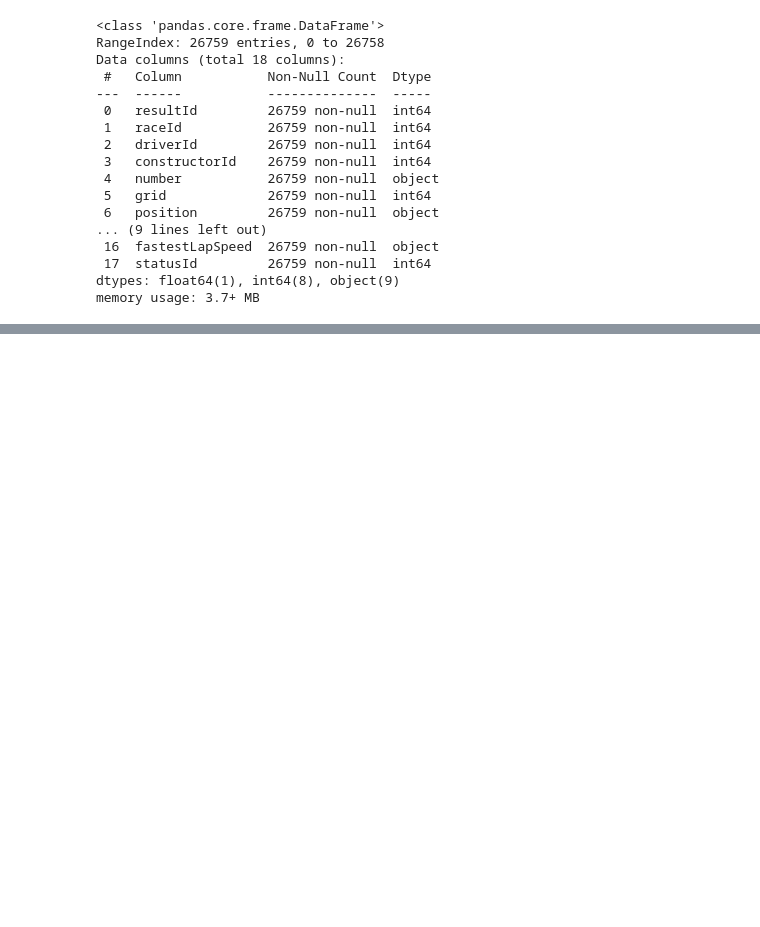
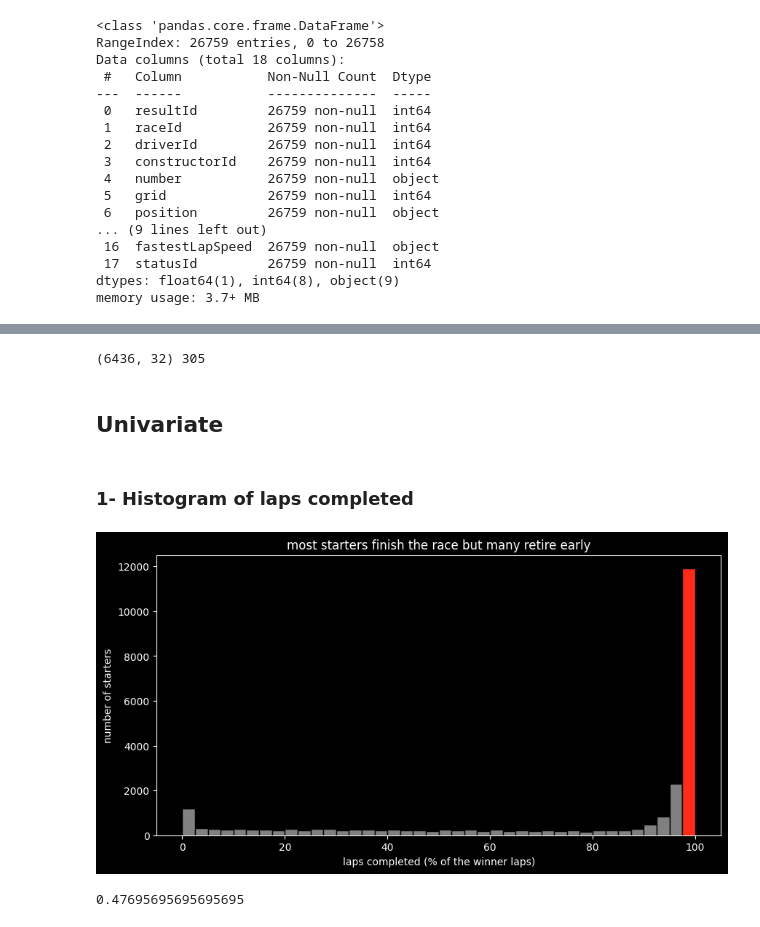
Before and after one commit to Majed-Codes/f1-eda-dashboard, a Jupyter notebook: notebook/f1_eda.ipynb, the cells around one changed output, grey strips where cells are left out. Cells and saved outputs as stored; diff of their text form; code cells hidden in the pictures; blank space fills up the shorter version.

```diff
--- a/notebook/f1_eda.ipynb
+++ b/notebook/f1_eda.ipynb
@@ -963,0 +337,5 @@ same model for its "predict podium chance" widget.
+# %%
+df=df.rename(columns={'name_x': 'race_name', 'name_y': 'team', 'name': 'circuit_name',
+                      'nationality_x': 'driver_nationality', 'nationality_y': 'team_nationality'})
+df['driver']=df['forename'] + ' ' + df['surname']
+df[['race_name', 'circuit_name', 'team', 'driver']].head()
@@ -963,0 +370,13 @@ same model for its "predict podium chance" widget.
+# %%
+crash=['Accident', 'Collision', 'Collision damage', 'Spun off', 'Fatal accident',
+       'Puncture', 'Tyre puncture', 'Damage', 'Debris']
+other=['Retired', 'Disqualified', 'Illness', 'Injury', 'Injured', 'Physical', 'Driver unwell',
+       'Eye injury', 'Safety concerns', 'Safety', 'Not restarted', '107% Rule', 'Underweight',
+       'Out of fuel', 'Tyre', 'Fuel rig', 'Refuelling']
+
+#everything else (engine, gearbox, brakes...) is mechanical
+df['dnf_type']='Mechanical'
+df.loc[df['status'].isin(crash), 'dnf_type']='Crash/collision'
+df.loc[df['status'].isin(other), 'dnf_type']='Other'
+df.loc[df['dnf']==False, 'dnf_type']=np.nan
+df['dnf_type'].value_counts()
@@ -963,0 +413,11 @@ same model for its "predict podium chance" widget.
+# %%
+df=df[['resultId', 'raceId', 'year', 'round', 'date', 'race_name', 'circuitId', 'circuit_name', 'country',
+       'driverId', 'driver', 'driver_nationality', 'constructorId', 'team', 'team_nationality',
+       'grid', 'grid_clean', 'position', 'positionOrder', 'points', 'laps', 'milliseconds',
+       'fastest_lap_sec', 'fastestLapSpeed', 'status', 'finished', 'starter', 'dnf', 'dnf_type',
+       'decade', 'podium', 'win']]
+df=df.sort_values(['year', 'round', 'positionOrder'])
+
+df.to_csv('../data/clean_data.csv', index=False)
+df.to_csv('../app/clean_data.csv', index=False)
+df.shape
@@ -963,0 +431,30 @@ same model for its "predict podium chance" widget.
+# %%
+modern=df[(df['year']>=2010)&(df['year']<=2024)]
+starters=df[df['starter']==True]
+wins=df[df['win']==True]
+print(modern.shape, modern['raceId'].nunique())
+# %% [output]
+(6436, 32) 305
+# %% [markdown]
+## Univariate
+# %% [markdown]
+### 1- Histogram of laps completed
+# %%
+#laps completed as % of the winner laps so short and long races can be compared
+max_laps=df.groupby('raceId')['laps'].transform('max')
+df['laps_pct']=df['laps']/max_laps*100
+
+plt.figure(figsize=(10,5))
+plt.hist(df[df['starter']==True]['laps_pct'], bins=40, color='grey', edgecolor='black')
+plt.hist(df[(df['starter']==True)&(df['laps_pct']>=97.5)]['laps_pct'], bins=[97.5, 100], color=red, edgecolor='black')
+plt.title('most starters finish the race but many retire early')
+plt.xlabel('laps completed (% of the winner laps)')
+plt.ylabel('number of starters')
+plt.savefig('../reports/figures/01_laps_completed_hist.png', dpi=150, bbox_inches='tight')
+plt.show()
+print((df[df['starter']==True]['laps_pct']>=97.5).mean())
+#about half of the starters reach the end of the race (red bar)
+#the bar at 0 is drivers who retired in the first laps
+# %% [output]
+[figure, added]
+0.47695695695695695
```
Also changed, not shown: parts of 147 cells of this notebook, 15 other files.
